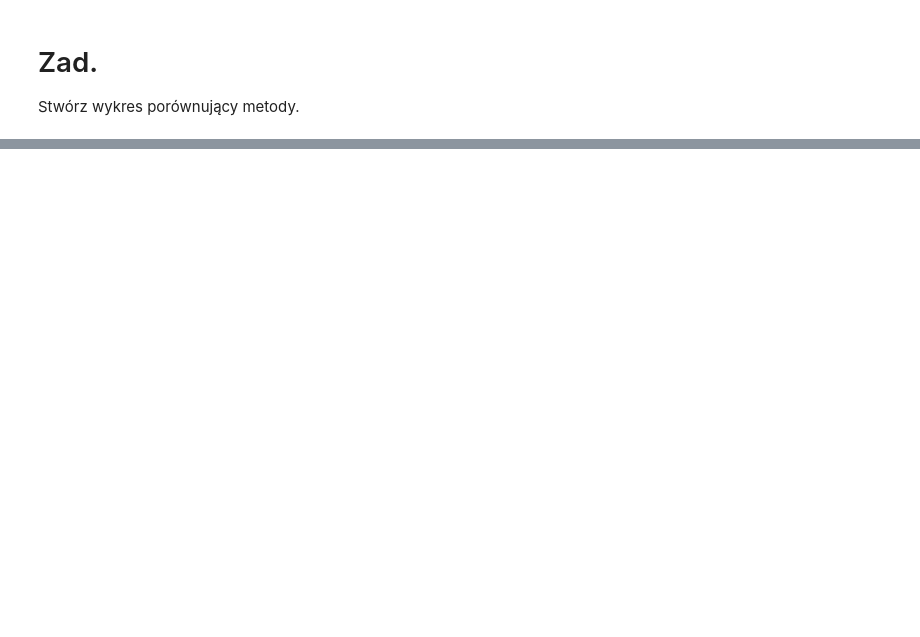
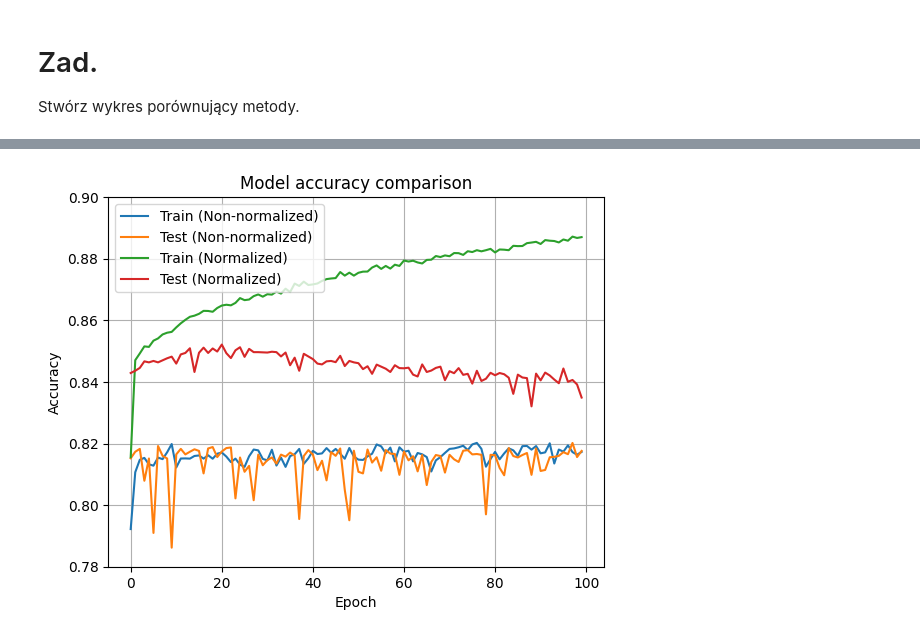
Before and after one commit to KrystianJachna/AI, a Jupyter notebook: cw10/AD_Z10_G_keras.ipynb, the cells around one changed output, grey strips where cells are left out. Cells and saved outputs as stored; diff of their text form; code cells hidden in the pictures; blank space fills up the shorter version.

```diff
--- a/cw10/AD_Z10_G_keras.ipynb
+++ b/cw10/AD_Z10_G_keras.ipynb
@@ -162,3 +141,7 @@ print(accuracy)
 # Zad
 
 Porównaj powyższy wynik z nauką na danych znormalizowanych.
+# %%
+sc = StandardScaler()
+X_train_normalized = sc.fit_transform(X_train)
+X_test_normalized = sc.transform(X_test)
@@ -164,0 +157,2 @@ Porównaj powyższy wynik z nauką na danych znormalizowanych.
+# %%
+history_normalized = model.fit(X_train_normalized, y_train, validation_data=(X_test_normalized, y_test), batch_size=32, epochs=100)
@@ -170,0 +194,16 @@ Stwórz wykres porównujący metody.
+# %%
+plt.plot(history.history['accuracy'], label='Train (Non-normalized)')
+plt.plot(history.history['val_accuracy'], label='Test (Non-normalized)')
+plt.plot(history_normalized.history['accuracy'], label='Train (Normalized)')
+plt.plot(history_normalized.history['val_accuracy'], label='Test (Normalized)')
+
+plt.title('Model accuracy comparison')
+plt.ylabel('Accuracy')
+plt.xlabel('Epoch')
+plt.legend(loc='upper left')
+plt.grid(True)
+plt.gca().set_ylim(0.78, .9)
+
+plt.show()
+# %% [output]
+[figure, added]
```
Also changed, not shown: parts of 19 cells of this notebook.
